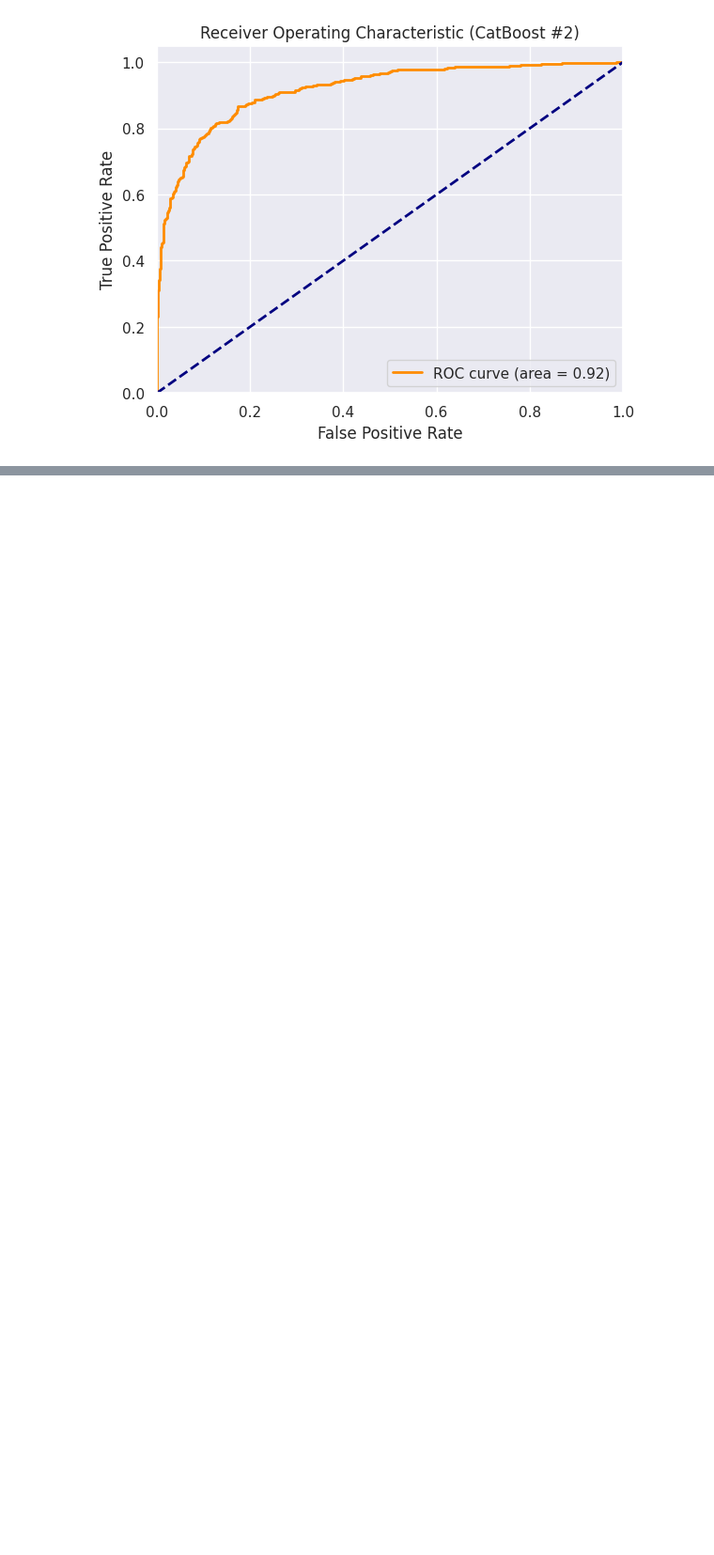
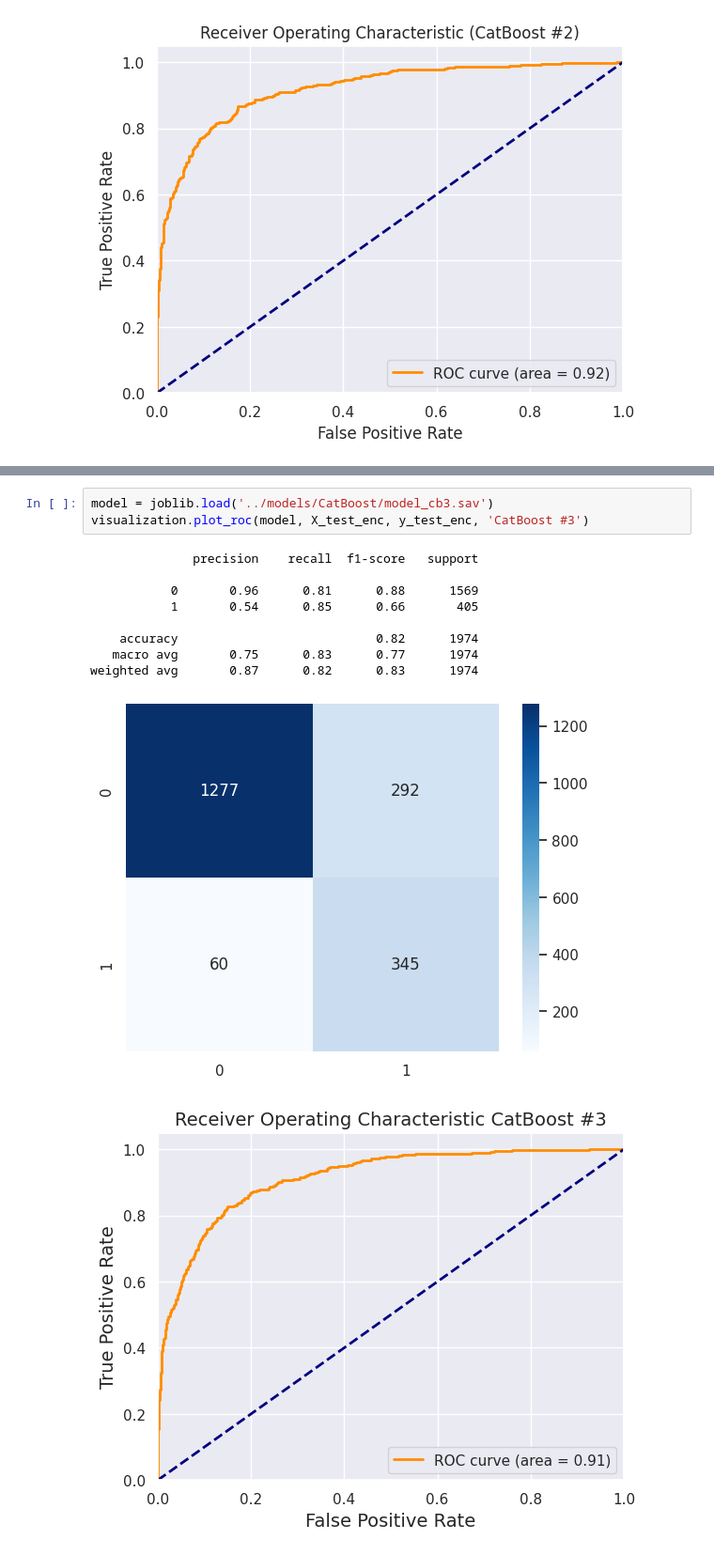
Before and after one commit to AyeshaAmjad-Astera/ML1-XAI, a Jupyter notebook: Project/notebooks/hyperparameter_tuning.ipynb, the cells around one changed output, grey strips where cells are left out. Shown: that part at 94% size. Cells and saved outputs as stored; diff of their text form; blank space fills up the shorter version.

Commit message:
visualization updated

```diff
--- a/Project/notebooks/hyperparameter_tuning.ipynb
+++ b/Project/notebooks/hyperparameter_tuning.ipynb
@@ -649,0 +753,14 @@ weighted avg       0.89      0.89      0.89      1974
+# %%
+model = joblib.load('../models/CatBoost/model_cb3.sav')
+visualization.plot_roc(model, X_test_enc, y_test_enc, 'CatBoost #3')
+# %% [output]
+              precision    recall  f1-score   support
+
+           0       0.96      0.81      0.88      1569
+           1       0.54      0.85      0.66       405
+
+    accuracy                           0.82      1974
+   macro avg       0.75      0.83      0.77      1974
+weighted avg       0.87      0.82      0.83      1974
+[figure, added]
+[figure, added]
```
Also changed, not shown: parts of 3 cells of this notebook, 11 other files.
